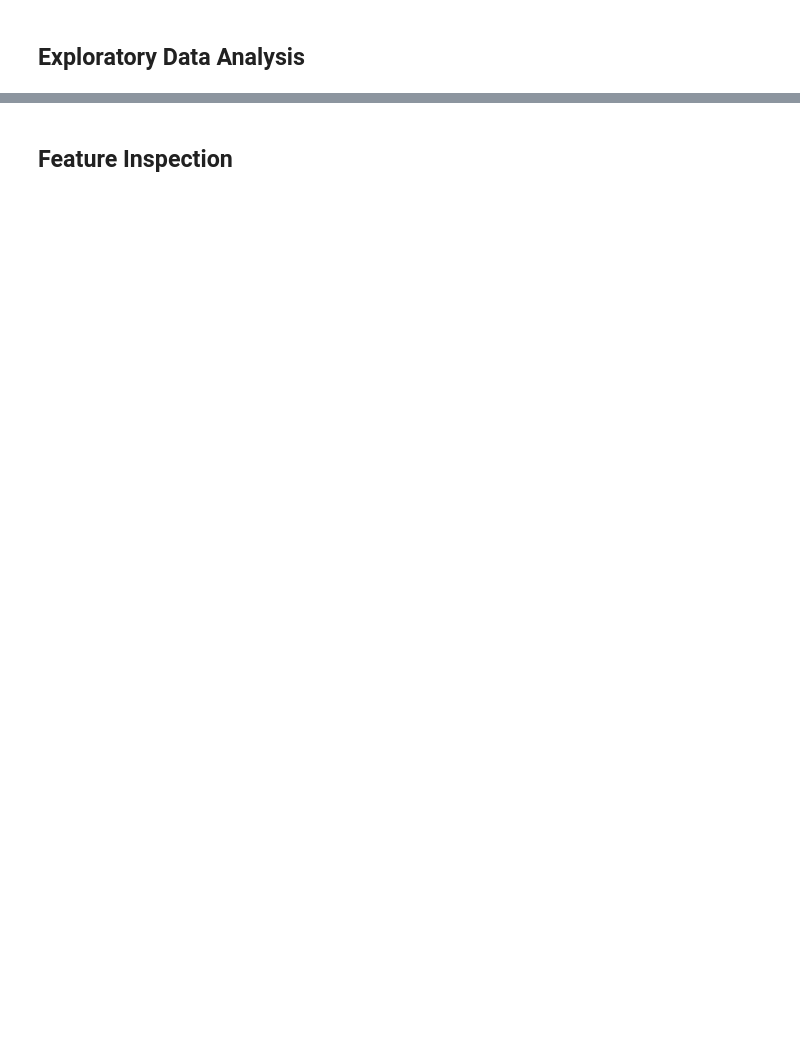
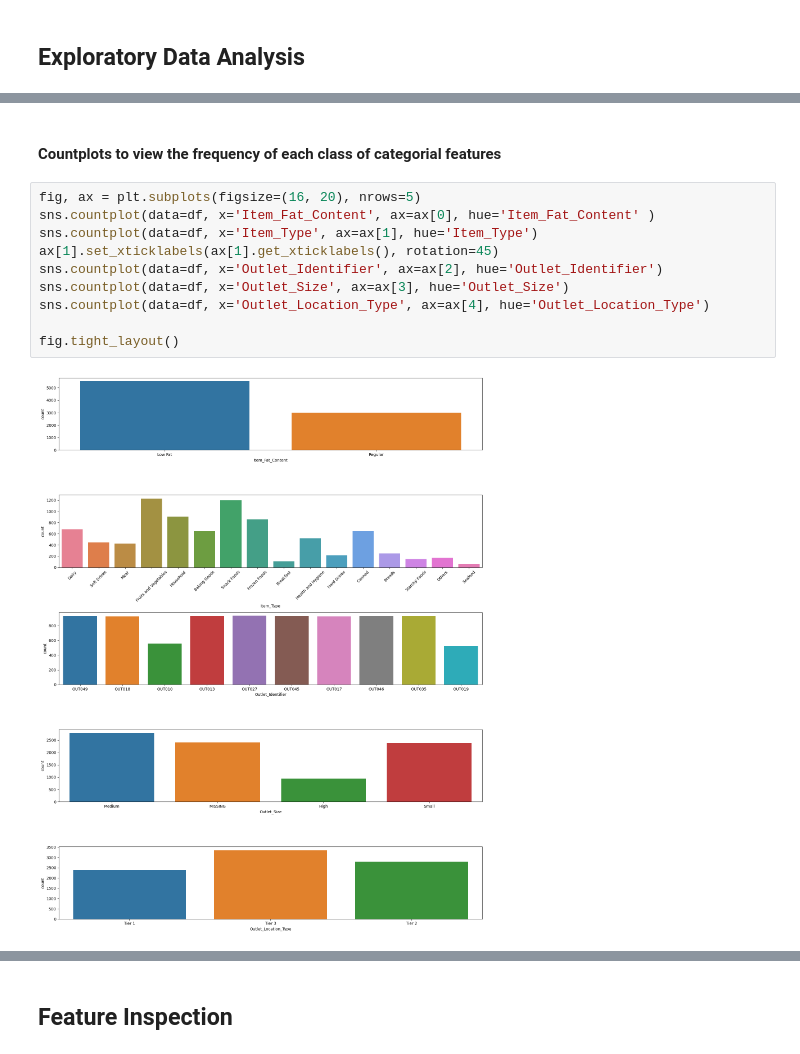
Before and after one commit to HinnHabib/Prediction-of-Product-Sales, a Jupyter notebook: Prediction_of_Product_Sales.ipynb, the cells around one changed output, grey strips where cells are left out. Saved outputs shown, nothing was run; the diff lists cells and outputs as text; blank space fills up the shorter version.

```diff
--- a/Prediction_of_Product_Sales.ipynb
+++ b/Prediction_of_Product_Sales.ipynb
@@ -290,0 +440,14 @@ df[num_cols].describe()
+# %% [markdown]
+#### Countplots to view the frequency of each class of categorial features
+# %%
+fig, ax = plt.subplots(figsize=(16, 20), nrows=5)
+sns.countplot(data=df, x='Item_Fat_Content', ax=ax[0], hue='Item_Fat_Content' )
+sns.countplot(data=df, x='Item_Type', ax=ax[1], hue='Item_Type')
+ax[1].set_xticklabels(ax[1].get_xticklabels(), rotation=45)
+sns.countplot(data=df, x='Outlet_Identifier', ax=ax[2], hue='Outlet_Identifier')
+sns.countplot(data=df, x='Outlet_Size', ax=ax[3], hue='Outlet_Size')
+sns.countplot(data=df, x='Outlet_Location_Type', ax=ax[4], hue='Outlet_Location_Type')
+
+fig.tight_layout()
+# %% [output]
+[figure, added]
```
Also changed, not shown: parts of 22 cells of this notebook.
